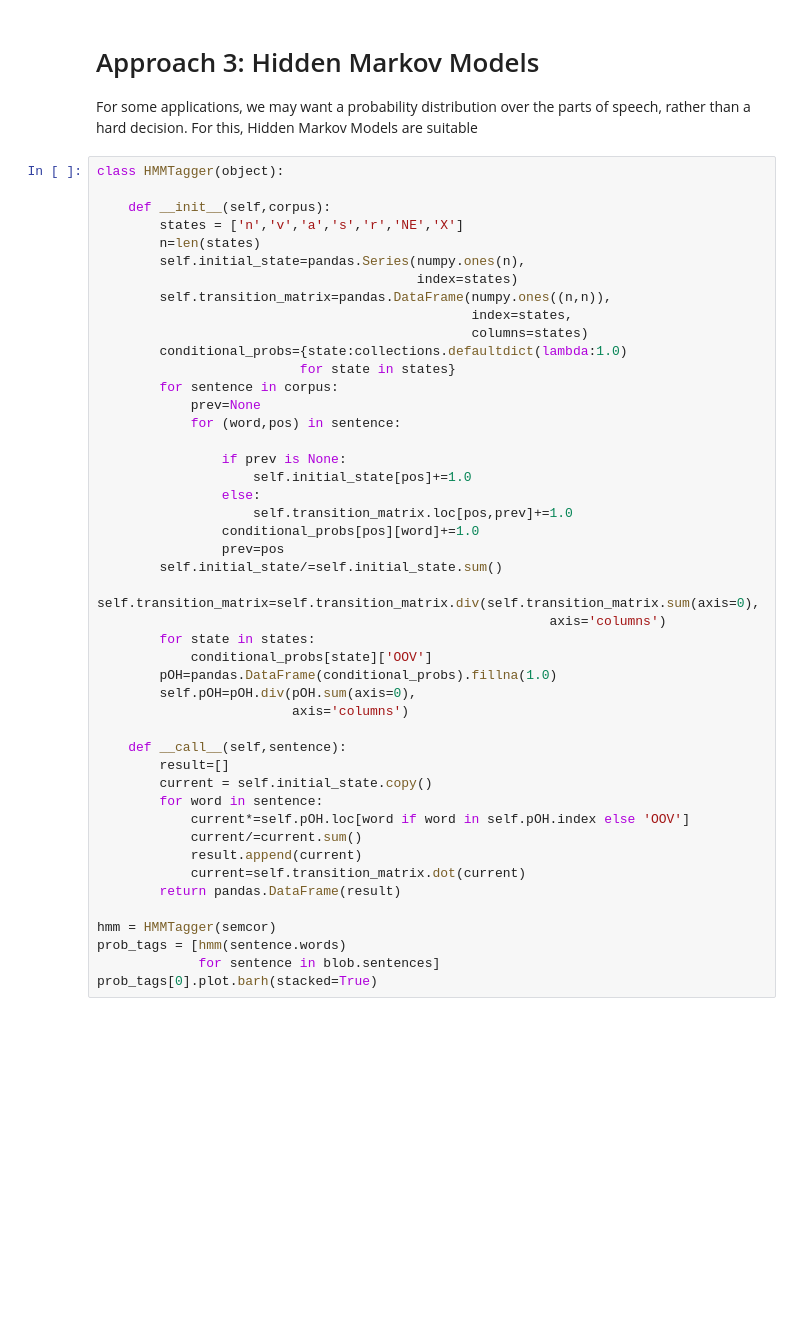
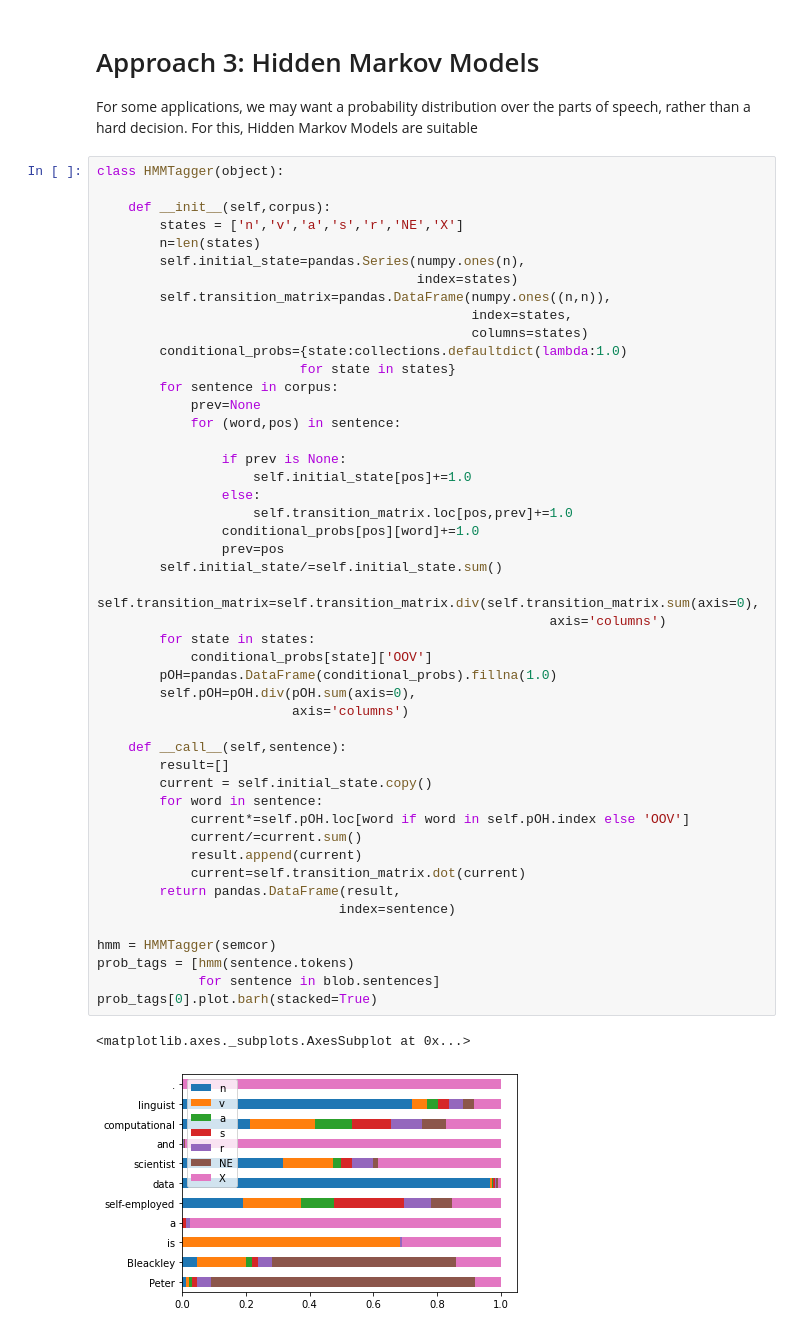
Before and after one commit to PeteBleackley/ask-a-data-scientist, a Jupyter notebook: Part of Speech Tagging.ipynb, the cells around one changed output. Drawn from its saved outputs; the diff is of its cells as text; blank space fills up the shorter version.

```diff
--- a/Part of Speech Tagging.ipynb
+++ b/Part of Speech Tagging.ipynb
@@ -82,32 +118,36 @@ class HMMTagger(object):
             prev=None
             for (word,pos) in sentence:
 
                 if prev is None:
                     self.initial_state[pos]+=1.0
                 else:
                     self.transition_matrix.loc[pos,prev]+=1.0
                 conditional_probs[pos][word]+=1.0
                 prev=pos
         self.initial_state/=self.initial_state.sum()
         self.transition_matrix=self.transition_matrix.div(self.transition_matrix.sum(axis=0),
                                                           axis='columns')
         for state in states:
             conditional_probs[state]['OOV']
         pOH=pandas.DataFrame(conditional_probs).fillna(1.0)
         self.pOH=pOH.div(pOH.sum(axis=0),
                          axis='columns')
 
     def __call__(self,sentence):
         result=[]
         current = self.initial_state.copy()
         for word in sentence:
             current*=self.pOH.loc[word if word in self.pOH.index else 'OOV']
             current/=current.sum()
             result.append(current)
             current=self.transition_matrix.dot(current)
-        return pandas.DataFrame(result)
+        return pandas.DataFrame(result,
+                               index=sentence)
 
 hmm = HMMTagger(semcor)
-prob_tags = [hmm(sentence.words)
+prob_tags = [hmm(sentence.tokens)
              for sentence in blob.sentences]
 prob_tags[0].plot.barh(stacked=True)
+# %% [output]
+<matplotlib.axes._subplots.AxesSubplot at 0x...>
+[figure, added]
```
Also changed, not shown: parts of 4 cells of this notebook.
